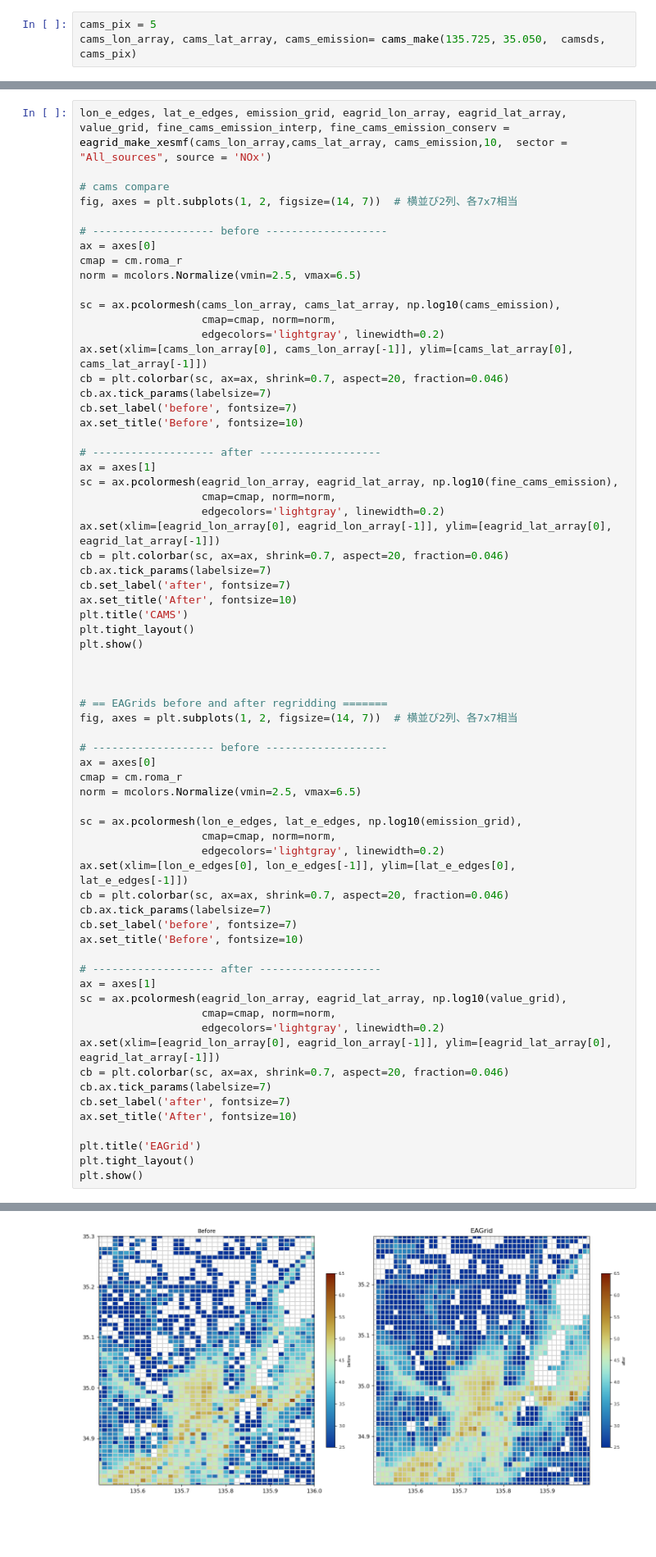
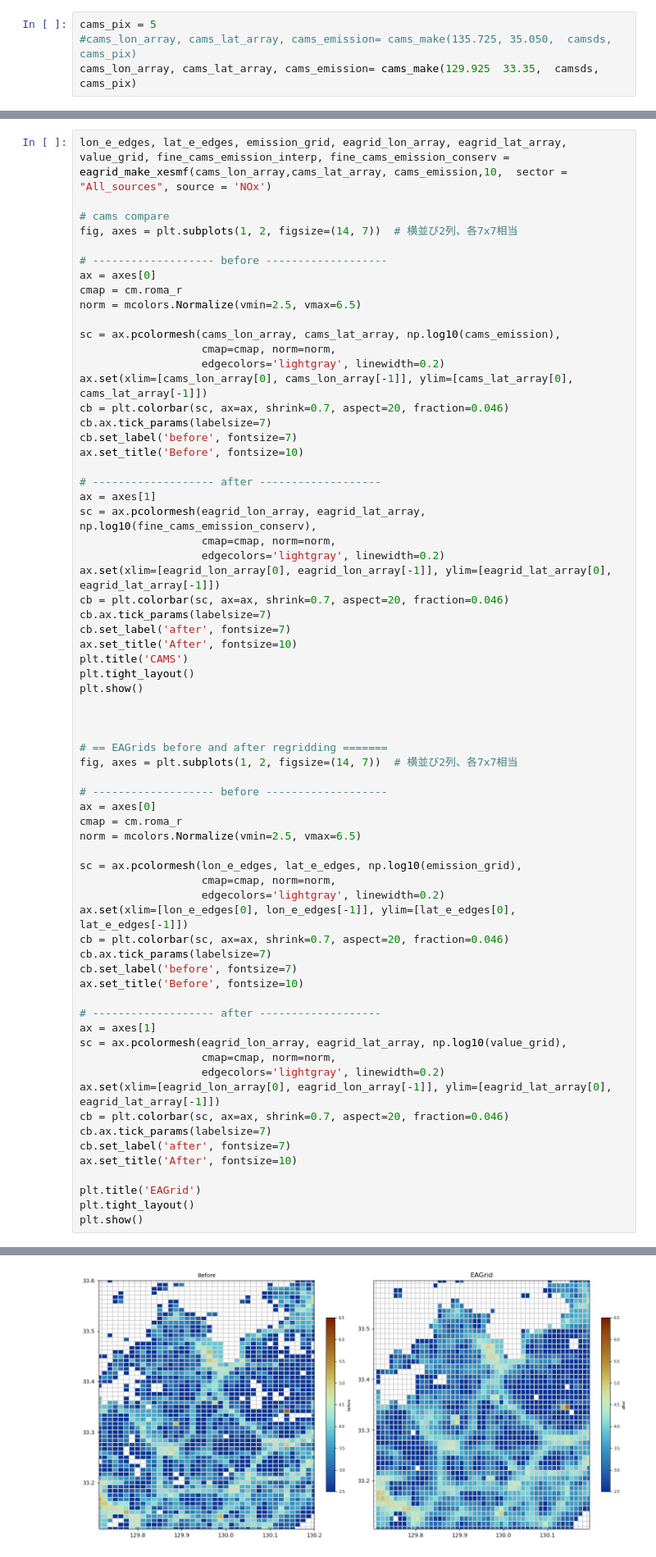
Before and after one commit to yunakatsuyama/srcnn_emission_prep, a Jupyter notebook: grid_function_30_jan_xesmf.ipynb, the cells around one changed output, grey strips where cells are left out. Shown at 82% size. Saved outputs shown, nothing was run; the diff lists cells and outputs as text; blank space fills up the shorter version.

```diff
--- a/grid_function_30_jan_xesmf.ipynb
+++ b/grid_function_30_jan_xesmf.ipynb
@@ -479,4 +479,5 @@ def eagrid_make2(cams_lon_array, cams_lat_array, k, sector = "All_sources", sour
     return eagrid_lon_array, eagrid_lat_array, value_grid
 # %%
 cams_pix = 5
-cams_lon_array, cams_lat_array, cams_emission= cams_make(135.725, 35.050,  camsds, cams_pix)
+#cams_lon_array, cams_lat_array, cams_emission= cams_make(135.725, 35.050,  camsds, cams_pix)
+cams_lon_array, cams_lat_array, cams_emission= cams_make(129.925  33.35,  camsds, cams_pix)
@@ -502,7 +505,7 @@ ax.set_title('Before', fontsize=10)
 
 # ------------------- after -------------------
 ax = axes[1]
-sc = ax.pcolormesh(eagrid_lon_array, eagrid_lat_array, np.log10(fine_cams_emission),
+sc = ax.pcolormesh(eagrid_lon_array, eagrid_lat_array, np.log10(fine_cams_emission_conserv),
                    cmap=cmap, norm=norm,
                    edgecolors='lightgray', linewidth=0.2)
 ax.set(xlim=[eagrid_lon_array[0], eagrid_lon_array[-1]], ylim=[eagrid_lat_array[0], eagrid_lat_array[-1]])
@@ -557,4 +560,4 @@ xe eagrid After:  32670144.932389747
-[figure, old version]
+[figure, new version]
 # %%
 def augment_square(img):
     """Return list of augmented images (D4: 8 variants)"""
```
Also changed, not shown: parts of 5 cells of this notebook.
